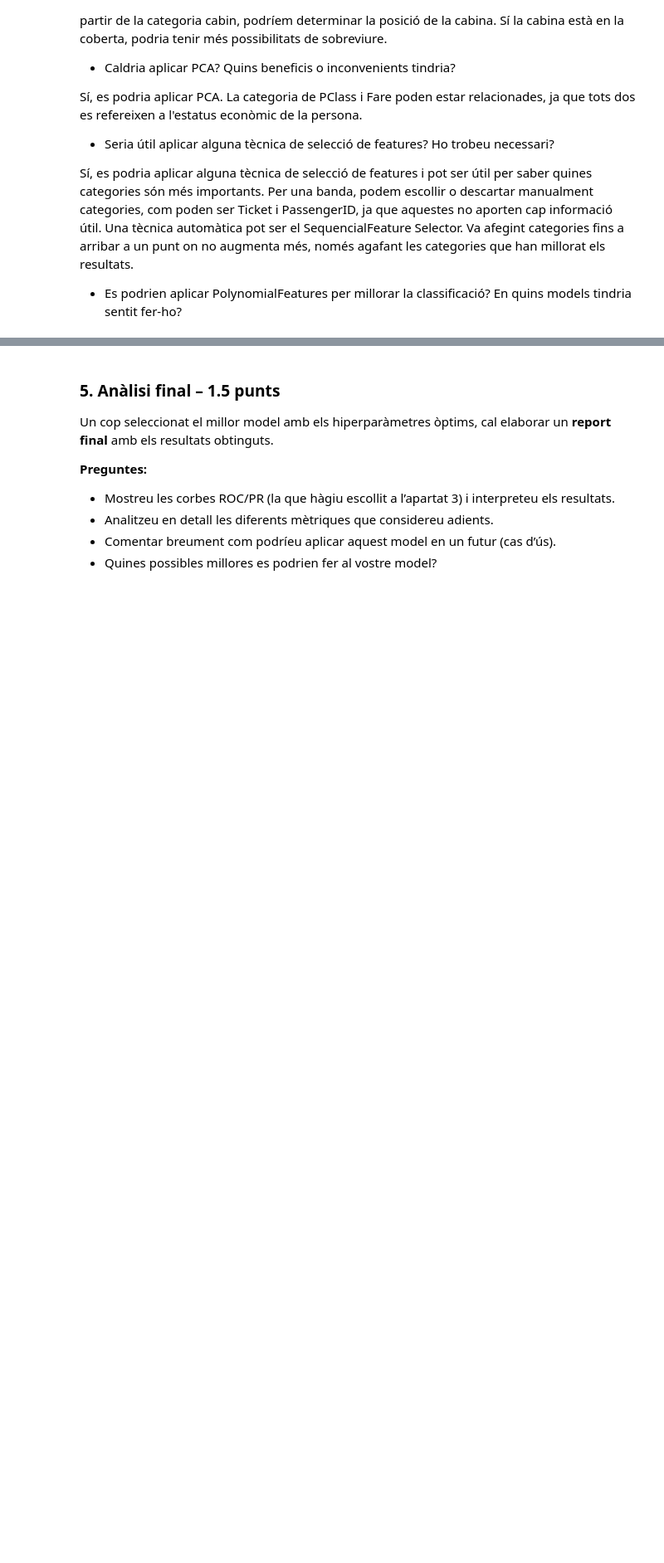
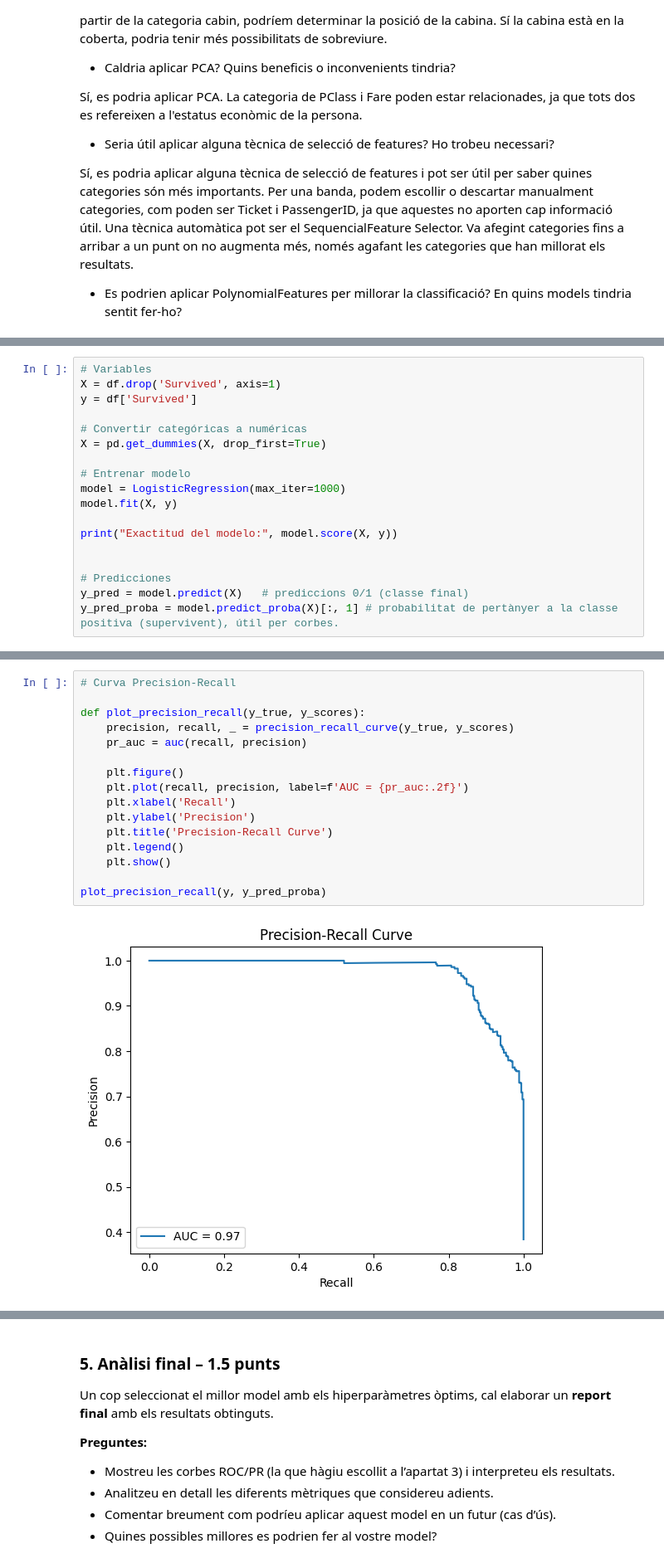
Before and after one commit to Emparans/titanico, a Jupyter notebook: APC_Practica_1_2025.ipynb, the cells around one changed output, grey strips where cells are left out. Shown at 83% size. Saved outputs shown, nothing was run; the diff lists cells and outputs as text; blank space fills up the shorter version.

```diff
--- a/APC_Practica_1_2025.ipynb
+++ b/APC_Practica_1_2025.ipynb
@@ -259,0 +345,18 @@ També caldrà triar la mètrica que farem servir posteriorment per escollir el
+# %%
+# Variables
+X = df.drop('Survived', axis=1)
+y = df['Survived']
+
+# Convertir categóricas a numéricas
+X = pd.get_dummies(X, drop_first=True)
+
+# Entrenar modelo
+model = LogisticRegression(max_iter=1000)
+model.fit(X, y)
+
+print("Exactitud del modelo:", model.score(X, y))
+
+
+# Predicciones
+y_pred = model.predict(X)   # prediccions 0/1 (classe final)
+y_pred_proba = model.predict_proba(X)[:, 1] # probabilitat de pertànyer a la classe positiva (supervivent), útil per corbes.
@@ -259,0 +373,18 @@ També caldrà triar la mètrica que farem servir posteriorment per escollir el
+# %%
+# Curva Precision-Recall
+
+def plot_precision_recall(y_true, y_scores):
+    precision, recall, _ = precision_recall_curve(y_true, y_scores)
+    pr_auc = auc(recall, precision)
+
+    plt.figure()
+    plt.plot(recall, precision, label=f'AUC = {pr_auc:.2f}')
+    plt.xlabel('Recall')
+    plt.ylabel('Precision')
+    plt.title('Precision-Recall Curve')
+    plt.legend()
+    plt.show()
+
+plot_precision_recall(y, y_pred_proba)
+# %% [output]
+[figure, added]
```
Also changed, not shown: parts of 11 cells of this notebook.
